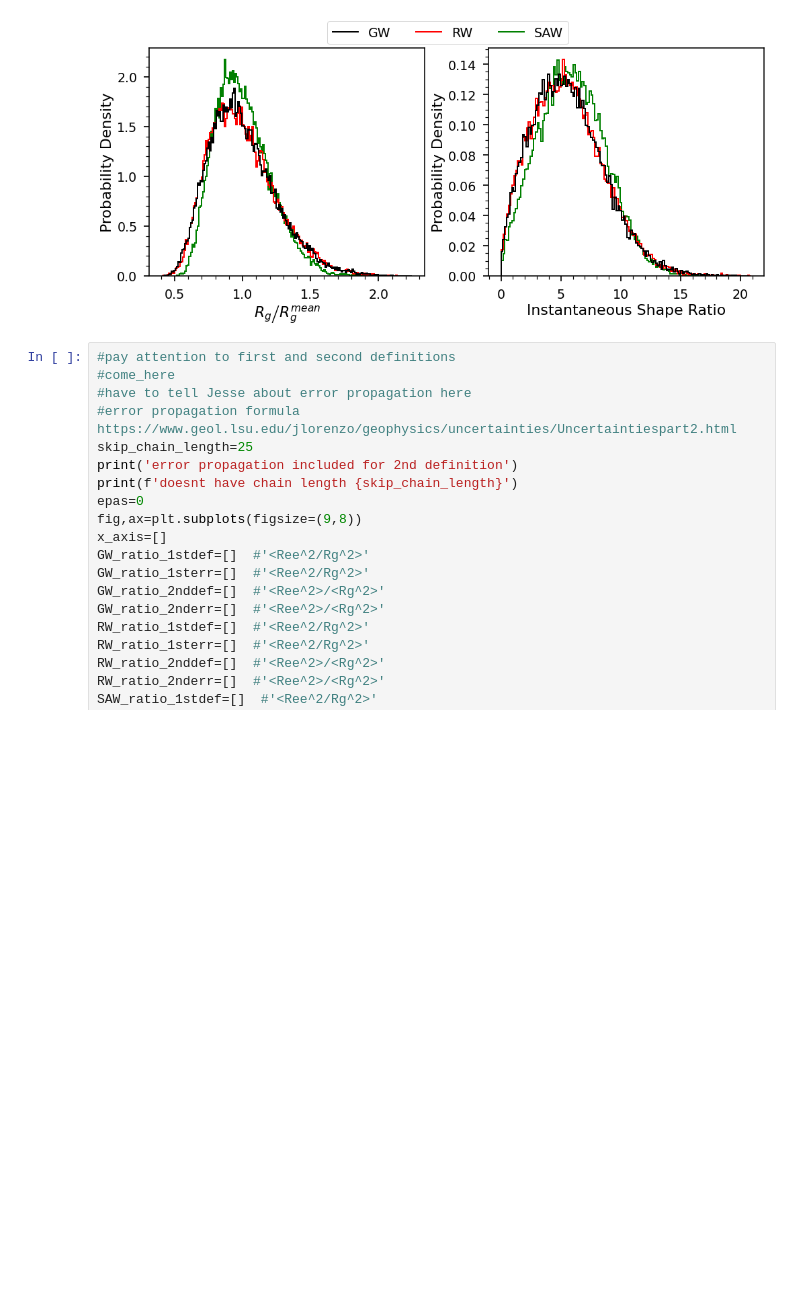
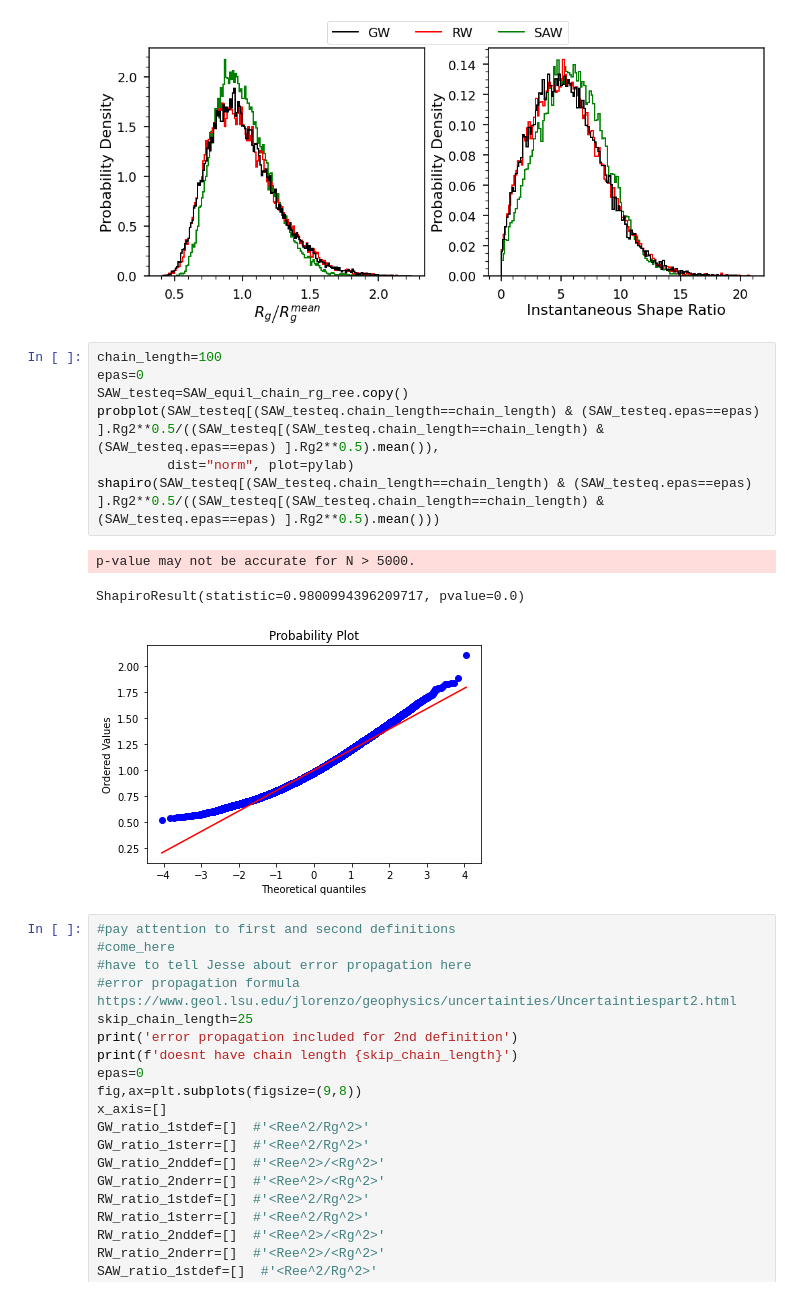
Before and after one commit to hshadman/disordered_protein_polymer_chain_theory, a Jupyter notebook: summary_SAW_RW/summary_SAW_RW_v2.ipynb, the cells around one changed output. Saved outputs shown, nothing was run; the diff lists cells and outputs as text; blank space fills up the shorter version.

```diff
--- a/summary_SAW_RW/summary_SAW_RW_v2.ipynb
+++ b/summary_SAW_RW/summary_SAW_RW_v2.ipynb
@@ -2670,6 +2670,17 @@ plt.savefig('figures/Rg_Rg_mean_distribution_ratio_single_chain_length_GW_RW_SAW
 del SAW_testeq, RW_testeq, GW_testeq
 # %% [output]
 [figure]
+# %%
+chain_length=100
+epas=0
+SAW_testeq=SAW_equil_chain_rg_ree.copy()
+probplot(SAW_testeq[(SAW_testeq.chain_length==chain_length) & (SAW_testeq.epas==epas) ].Rg2**0.5/((SAW_testeq[(SAW_testeq.chain_length==chain_length) & (SAW_testeq.epas==epas) ].Rg2**0.5).mean()),
+         dist="norm", plot=pylab)
+shapiro(SAW_testeq[(SAW_testeq.chain_length==chain_length) & (SAW_testeq.epas==epas) ].Rg2**0.5/((SAW_testeq[(SAW_testeq.chain_length==chain_length) & (SAW_testeq.epas==epas) ].Rg2**0.5).mean()))
+# %% [output]
+p-value may not be accurate for N > 5000.
+ShapiroResult(statistic=0.9800994396209717, pvalue=0.0)
+[figure, added]
 # %%
 #pay attention to first and second definitions
 #come_here
```
Also changed, not shown: parts of 1 cell of this notebook, 2 other files.
